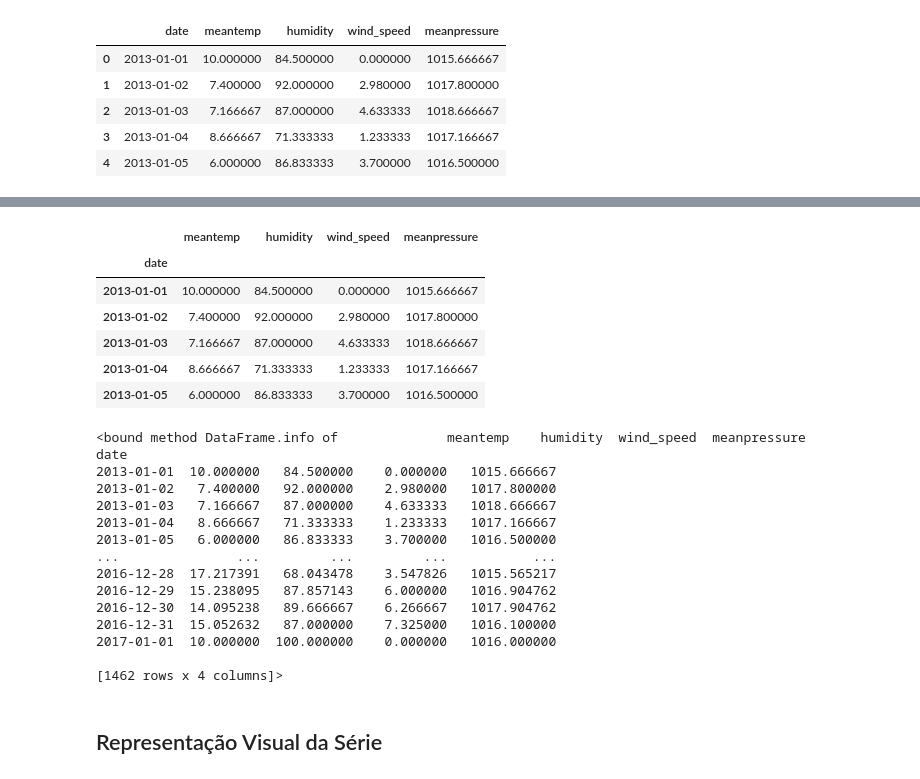
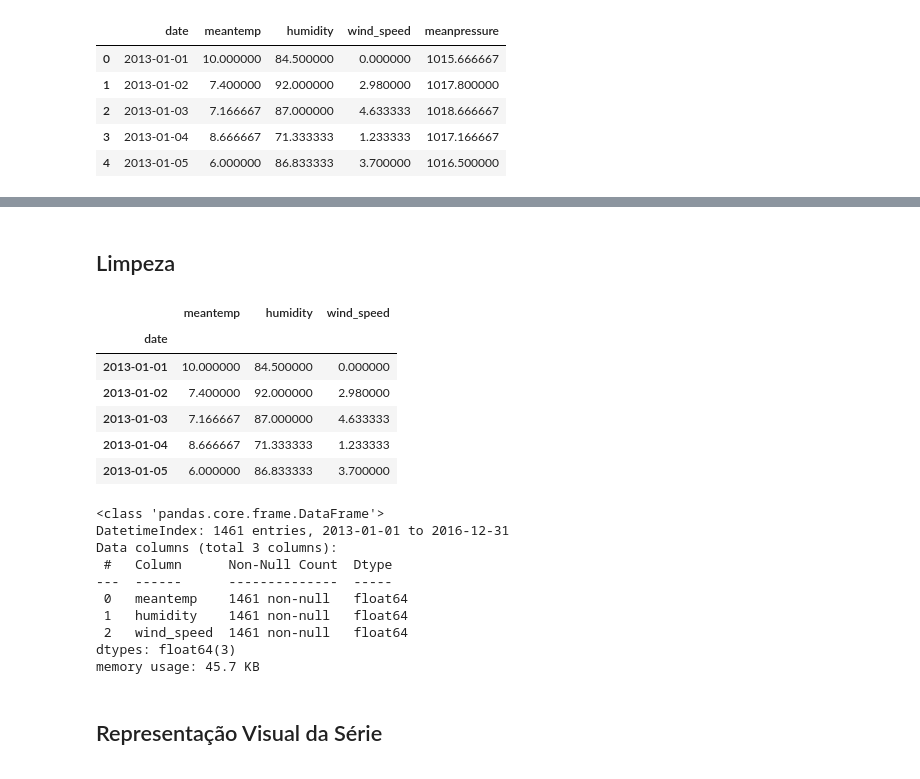
Before and after one commit to KarinaShimoiizaka/Modelagem-Comparativa-de-Series-Temporais, a Jupyter notebook: temperatura/main.ipynb, the cells around one changed output, grey strips where cells are left out. Cells and saved outputs as stored; diff of their text form; code cells hidden in the pictures.

```diff
--- a/temperatura/main.ipynb
+++ b/temperatura/main.ipynb
@@ -21,34 +127,35 @@ df.head()
+# %% [markdown]
+## Limpeza
 # %%
-df.drop(columns=["meanpressure"])
+df = df.drop(columns=["meanpressure"])
 df["date"] = pd.to_datetime(df["date"])
 df = df.set_index("date")
 
+# Remove a última linha (2017-01-01): registro incompleto (umidade 100, vento 0)
+# e a data já é o início do dataset de teste
+df = df.iloc[:-1]
+
 df.head()
 # %% [output]
-|  | meantemp | humidity | wind_speed | meanpressure |
-| date |  |  |  |  |
-| 2013-01-01 | 10.000000 | 84.500000 | 0.000000 | 1015.666667 |
-| 2013-01-02 | 7.400000 | 92.000000 | 2.980000 | 1017.800000 |
-| 2013-01-03 | 7.166667 | 87.000000 | 4.633333 | 1018.666667 |
-| 2013-01-04 | 8.666667 | 71.333333 | 1.233333 | 1017.166667 |
-| 2013-01-05 | 6.000000 | 86.833333 | 3.700000 | 1016.500000 |
+|  | meantemp | humidity | wind_speed |
+| date |  |  |  |
+| 2013-01-01 | 10.000000 | 84.500000 | 0.000000 |
+| 2013-01-02 | 7.400000 | 92.000000 | 2.980000 |
+| 2013-01-03 | 7.166667 | 87.000000 | 4.633333 |
+| 2013-01-04 | 8.666667 | 71.333333 | 1.233333 |
+| 2013-01-05 | 6.000000 | 86.833333 | 3.700000 |
 # %%
-df.info
+df.info()
 # %% [output]
-<bound method DataFrame.info of              meantemp    humidity  wind_speed  meanpressure
-date
-2013-01-01  10.000000   84.500000    0.000000   1015.666667
-2013-01-02   7.400000   92.000000    2.980000   1017.800000
-2013-01-03   7.166667   87.000000    4.633333   1018.666667
-2013-01-04   8.666667   71.333333    1.233333   1017.166667
-2013-01-05   6.000000   86.833333    3.700000   1016.500000
-...               ...         ...         ...           ...
-2016-12-28  17.217391   68.043478    3.547826   1015.565217
-2016-12-29  15.238095   87.857143    6.000000   1016.904762
-2016-12-30  14.095238   89.666667    6.266667   1017.904762
-2016-12-31  15.052632   87.000000    7.325000   1016.100000
-2017-01-01  10.000000  100.000000    0.000000   1016.000000
-
-[1462 rows x 4 columns]>
+<class 'pandas.core.frame.DataFrame'>
+DatetimeIndex: 1461 entries, 2013-01-01 to 2016-12-31
+Data columns (total 3 columns):
+ #   Column      Non-Null Count  Dtype
+---  ------      --------------  -----
+ 0   meantemp    1461 non-null   float64
+ 1   humidity    1461 non-null   float64
+ 2   wind_speed  1461 non-null   float64
+dtypes: float64(3)
+memory usage: 45.7 KB
 # %% [markdown]
 ## Representação Visual da Série
```
Also changed, not shown: parts of 34 cells of this notebook, 7 other files.
